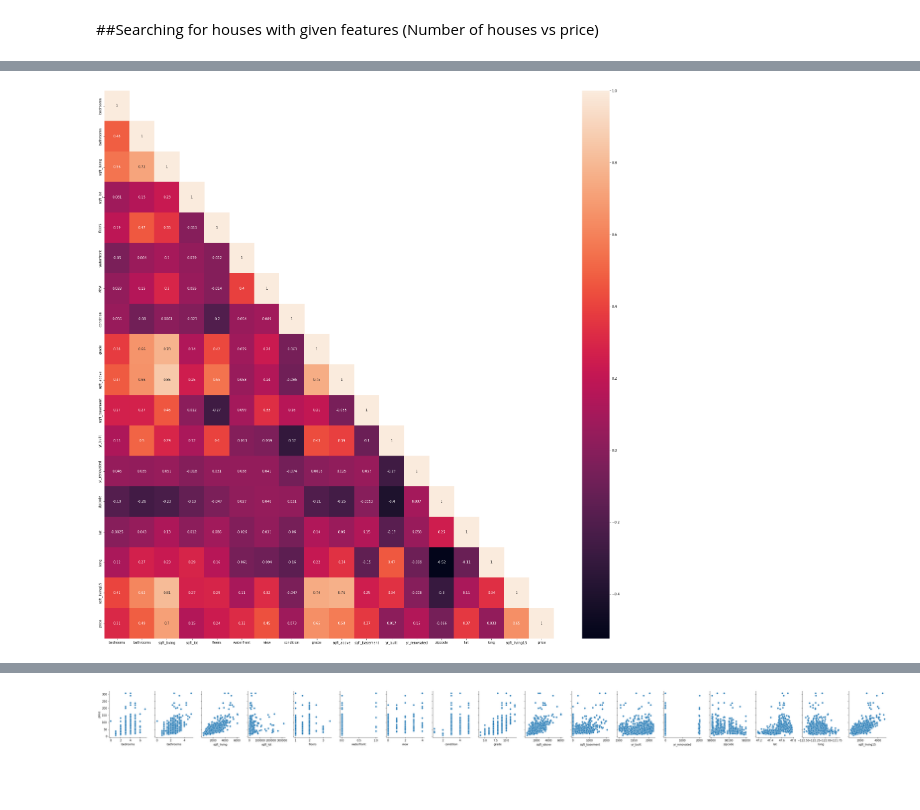
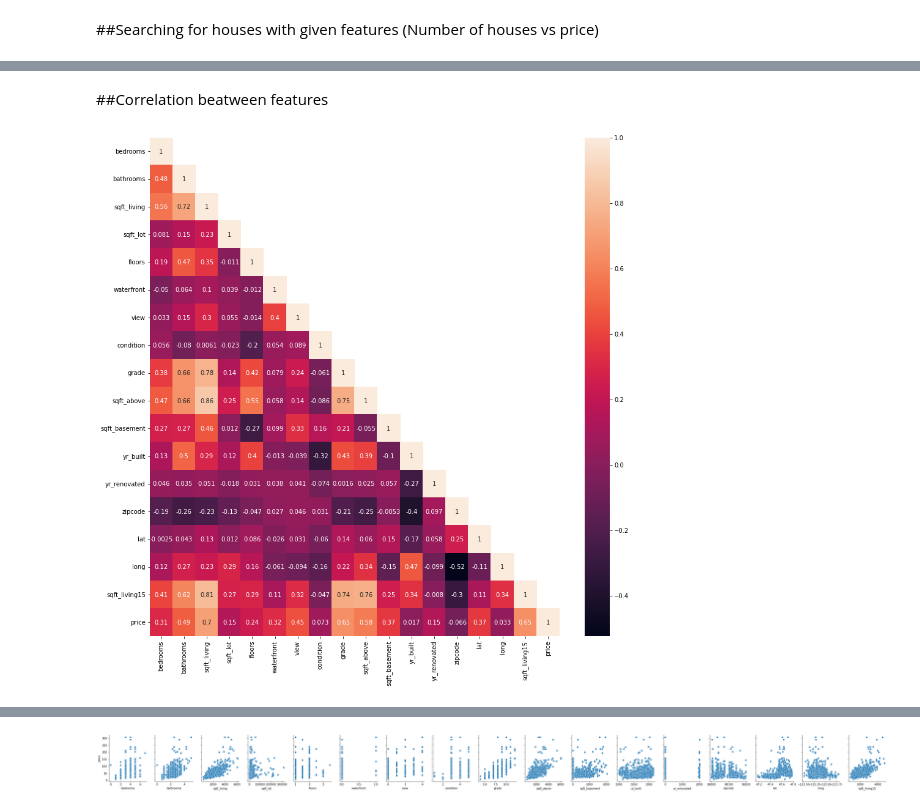
Before and after one commit to monikachudyba/MachineLearningProjects, a Jupyter notebook: Regression - House Pricing.ipynb, the cells around one changed output, grey strips where cells are left out. Cells and saved outputs as stored; diff of their text form; code cells hidden in the pictures; blank space fills up the shorter version.

```diff
--- a/Regression - House Pricing.ipynb
+++ b/Regression - House Pricing.ipynb
@@ -270,8 +233,10 @@ interactive(children=(IntSlider(value=2, continuous_update=False, description='B
+# %% [markdown]
+##Correlation beatween features
 # %%
 lower_tri = df.corr().where(np.tril(np.ones(df.corr().shape),k=0).astype(bool))
 # %%
-plt.figure(figsize=(30, 30))
+plt.figure(figsize=(15, 15))
 sns.heatmap(lower_tri, annot=True)
 plt.show()
 # %% [output]
-[figure, old version]
+[figure, new version]
```
Also changed, not shown: parts of 14 cells of this notebook.
